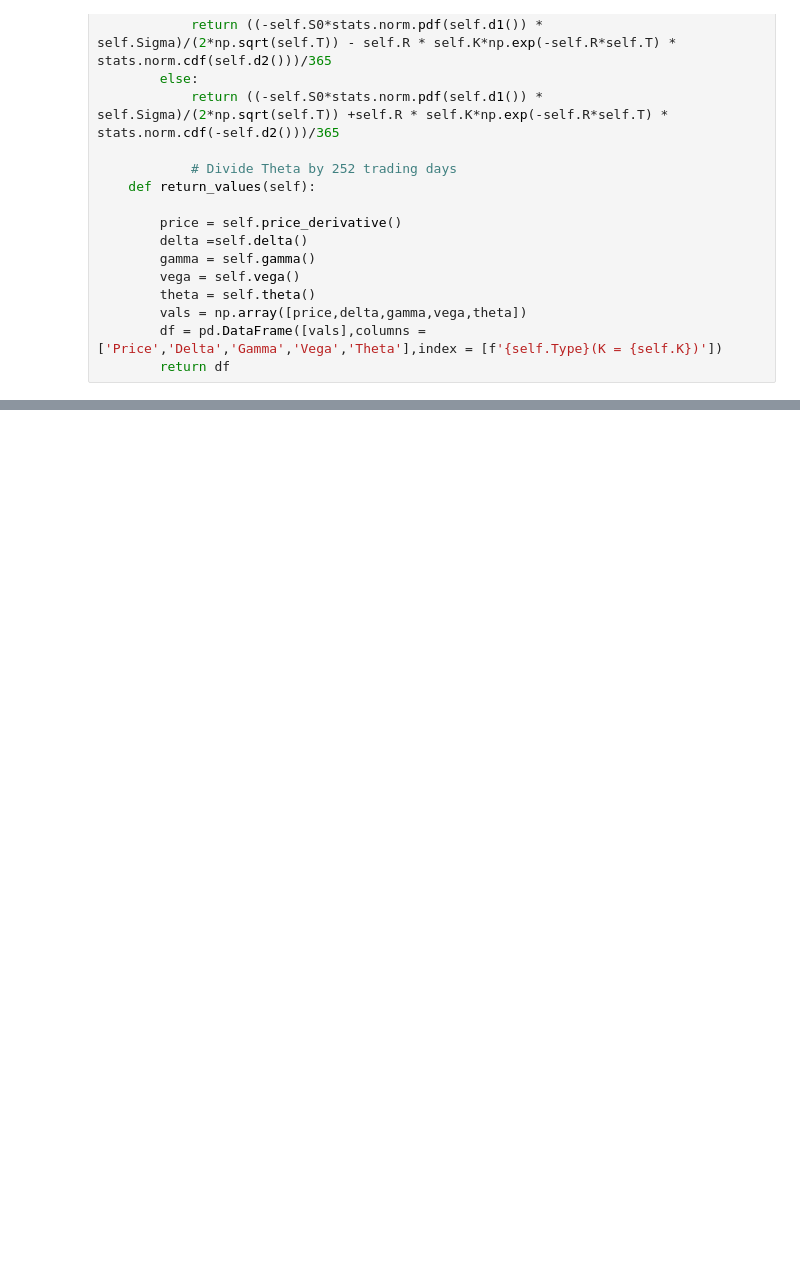
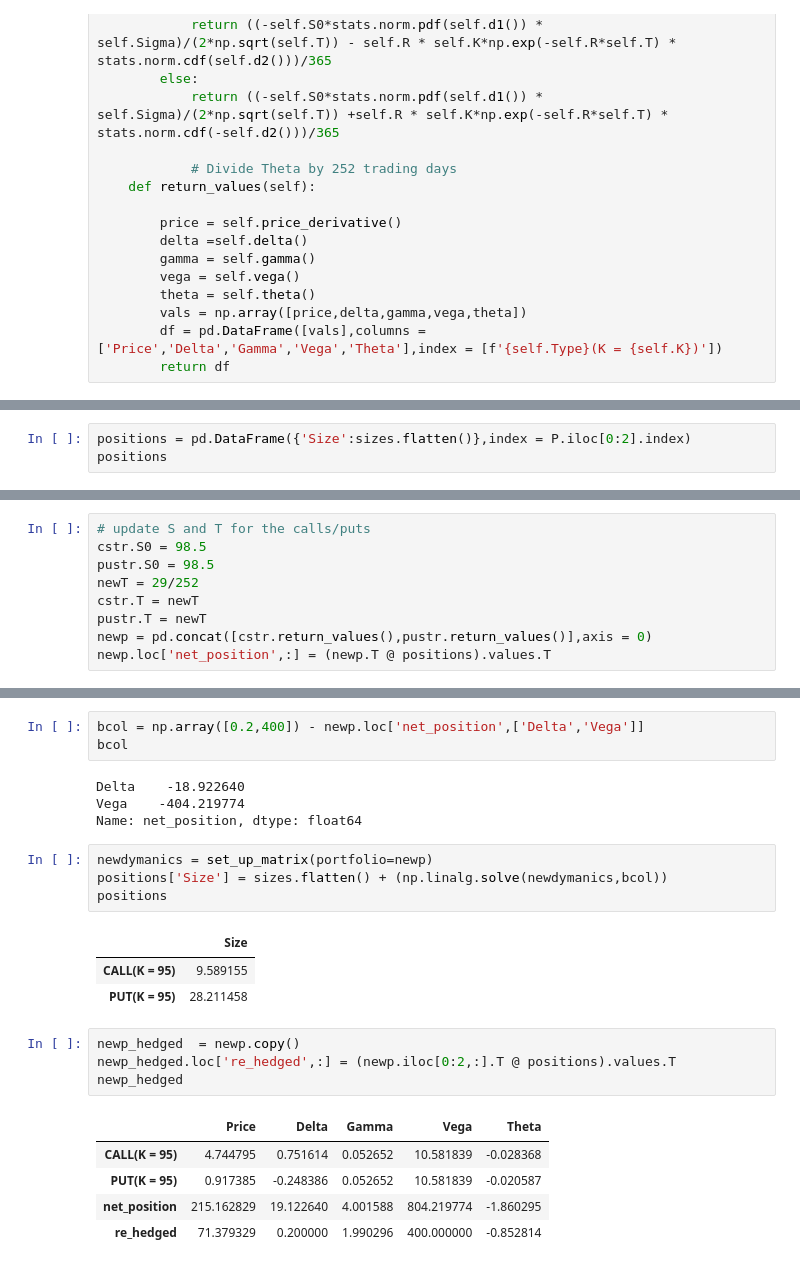
Before and after one commit to dcstein22/Option_Theory, a Jupyter notebook: lesson1_keegan.ipynb, the cells around one changed output, grey strips where cells are left out. Cells and saved outputs as stored; diff of their text form; blank space fills up the shorter version.

```diff
--- a/lesson1_keegan.ipynb
+++ b/lesson1_keegan.ipynb
@@ -206,0 +425,3 @@ applejan.plot_contract()
+# %%
+positions = pd.DataFrame({'Size':sizes.flatten()},index = P.iloc[0:2].index)
+positions
@@ -206,0 +451,9 @@ applejan.plot_contract()
+# %%
+# update S and T for the calls/puts
+cstr.S0 = 98.5
+pustr.S0 = 98.5
+newT = 29/252
+cstr.T = newT
+pustr.T = newT
+newp = pd.concat([cstr.return_values(),pustr.return_values()],axis = 0)
+newp.loc['net_position',:] = (newp.T @ positions).values.T
@@ -206,0 +467,25 @@ applejan.plot_contract()
+# %%
+bcol = np.array([0.2,400]) - newp.loc['net_position',['Delta','Vega']]
+bcol
+# %% [output]
+Delta    -18.922640
+Vega    -404.219774
+Name: net_position, dtype: float64
+# %%
+newdymanics = set_up_matrix(portfolio=newp)
+positions['Size'] = sizes.flatten() + (np.linalg.solve(newdymanics,bcol))
+positions
+# %% [output]
+|  | Size |
+| CALL(K = 95) | 9.589155 |
+| PUT(K = 95) | 28.211458 |
+# %%
+newp_hedged  = newp.copy()
+newp_hedged.loc['re_hedged',:] = (newp.iloc[0:2,:].T @ positions).values.T
+newp_hedged
+# %% [output]
+|  | Price | Delta | Gamma | Vega | Theta |
+| CALL(K = 95) | 4.744795 | 0.751614 | 0.052652 | 10.581839 | -0.028368 |
+| PUT(K = 95) | 0.917385 | -0.248386 | 0.052652 | 10.581839 | -0.020587 |
+| net_position | 215.162829 | 19.122640 | 4.001588 | 804.219774 | -1.860295 |
+| re_hedged | 71.379329 | 0.200000 | 1.990296 | 400.000000 | -0.852814 |
```
Also changed, not shown: parts of 56 cells of this notebook, 4 other files.
